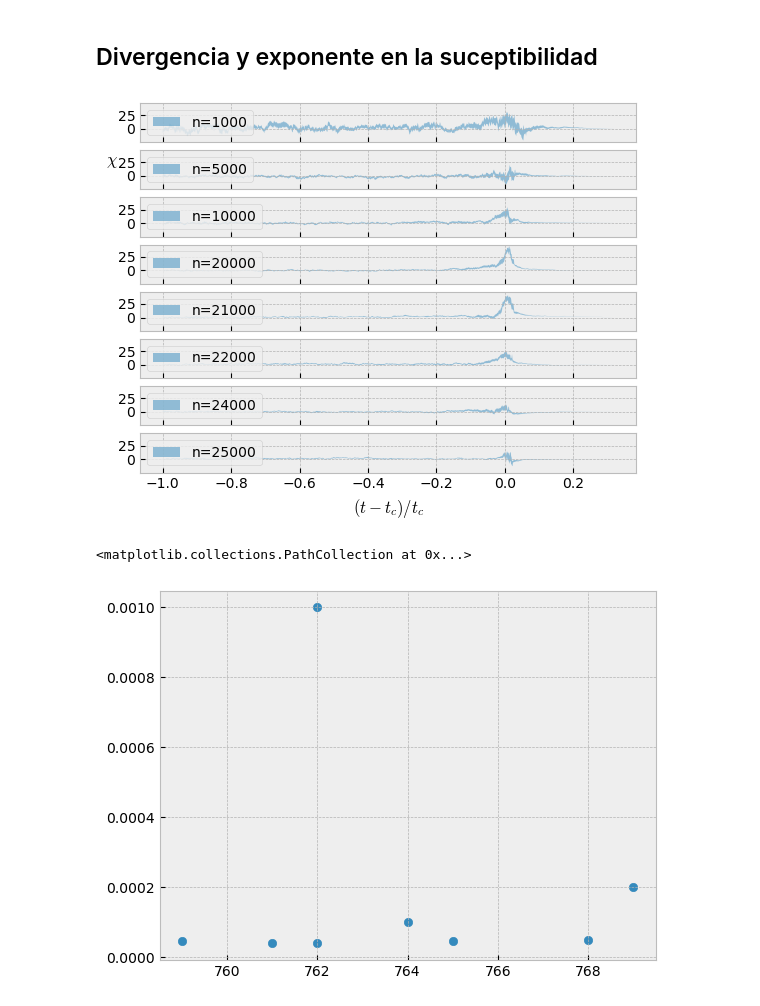
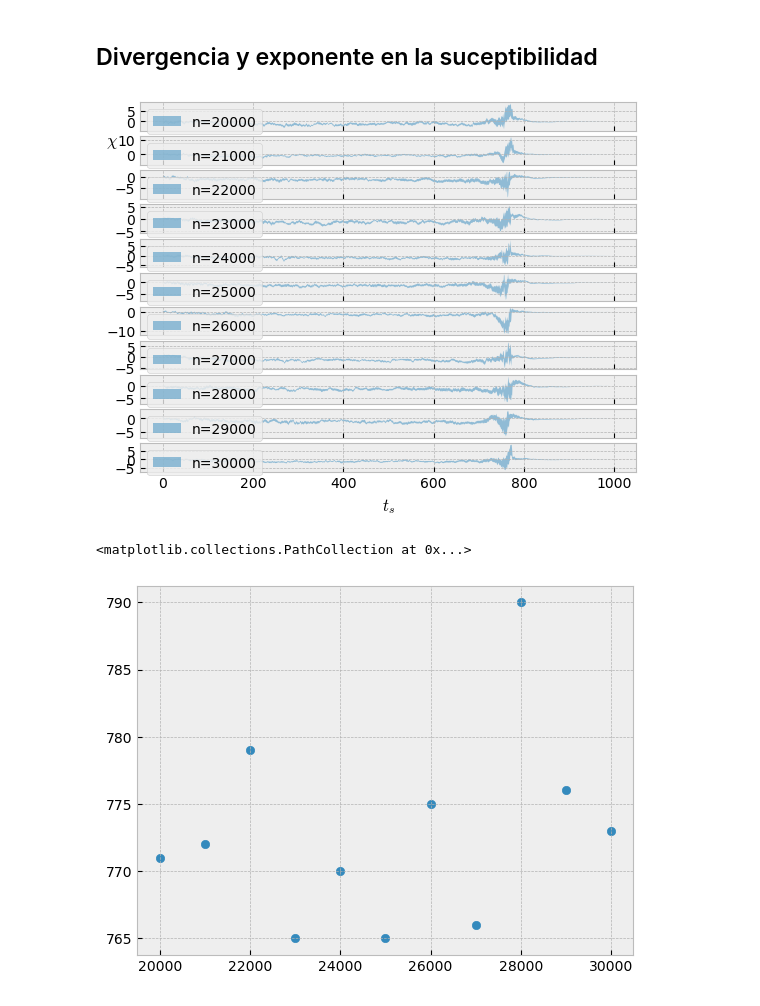
Before and after one commit to W-physics/Tesis, a Jupyter notebook: Critical_time.ipynb, the cells around one changed output. Cells and saved outputs as stored; diff of their text form; code cells hidden in the pictures.

```diff
--- a/Critical_time.ipynb
+++ b/Critical_time.ipynb
@@ -108,37 +10,44 @@ ax.legend()
 # %% [markdown]
 ## Divergencia y exponente en la suceptibilidad
 # %%
+
 h = 0.01
-fig, ax = plt.subplots(len(ndata_list), sharex=True, sharey=True)
+
+time_array = np.arange(timesteps)
+
+ndata_list = np.arange(start=20000, stop=31000, step=1000)
+
+fig, ax = plt.subplots(len(ndata_list), sharex=True)
 
 
-ax[-1].set_xlabel(r'$(t - t_c)/t_c$')
+
+ax[-1].set_xlabel(r'$t_s$')
 ax[1].set_ylabel(r'$ \chi $', rotation='horizontal')
 
 suceptibility_max = np.zeros((len(ndata_list)))
 
-for i in tqdm(range(len(ndata_list))):
+for i in range(len(ndata_list)):
 
     ndata = ndata_list[i]
 
     average_maximums = pd.read_csv(fr'data/AM_n={ndata}.csv', header=None).to_numpy()
     standard_error_maximums = pd.read_csv(fr'data/SE_n={ndata}.csv', header=None).to_numpy()
 
     suceptibility = (average_maximums[1] - average_maximums[0]) / (2*h)
 
-    sigma = np.sqrt(standard_error_maximums[0]**2 + standard_error_maximums[1]**2) / (2*h)
+    sigma = np.sqrt(standard_error_maximums[0]**2 + standard_error_maximums[1]**2) / (2 * h)
 
-    ax[i].fill_between(reduced_time_array, y1=suceptibility+sigma, y2=suceptibility-sigma,
+    ax[i].fill_between(time_array, y1=suceptibility+sigma, y2=suceptibility-sigma,
                     label=f'n={ndata}', alpha=0.5, lw=0)
 
     ax[i].legend(loc='upper left')
 
     suceptibility_max[i] = time_array[np.argmax(suceptibility)]
 # %% [output]
-[figure, old version]
+[figure, new version]
 # %%
-plt.scatter(suceptibility_max,1/np.array(ndata_list))
-#plt.scatter(np.array(ndata_list), suceptibility_max)
+#plt.scatter(suceptibility_max, np.array(ndata_list))
+plt.scatter(np.array(ndata_list), suceptibility_max)
 # %% [output]
 <matplotlib.collections.PathCollection at 0x...>
-[figure, old version]
+[figure, new version]
```
Also changed, not shown: parts of 11 cells of this notebook, 2 other files.
